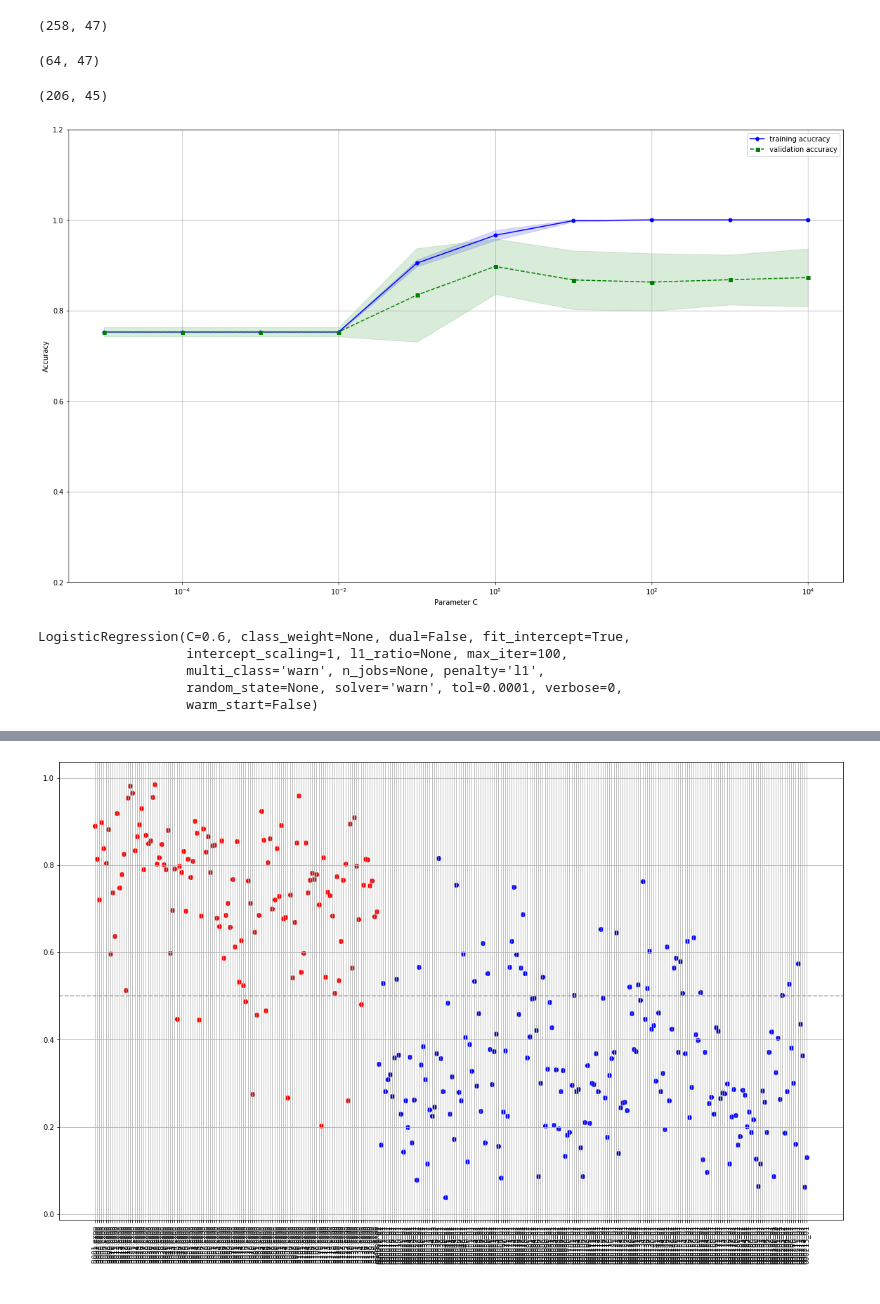
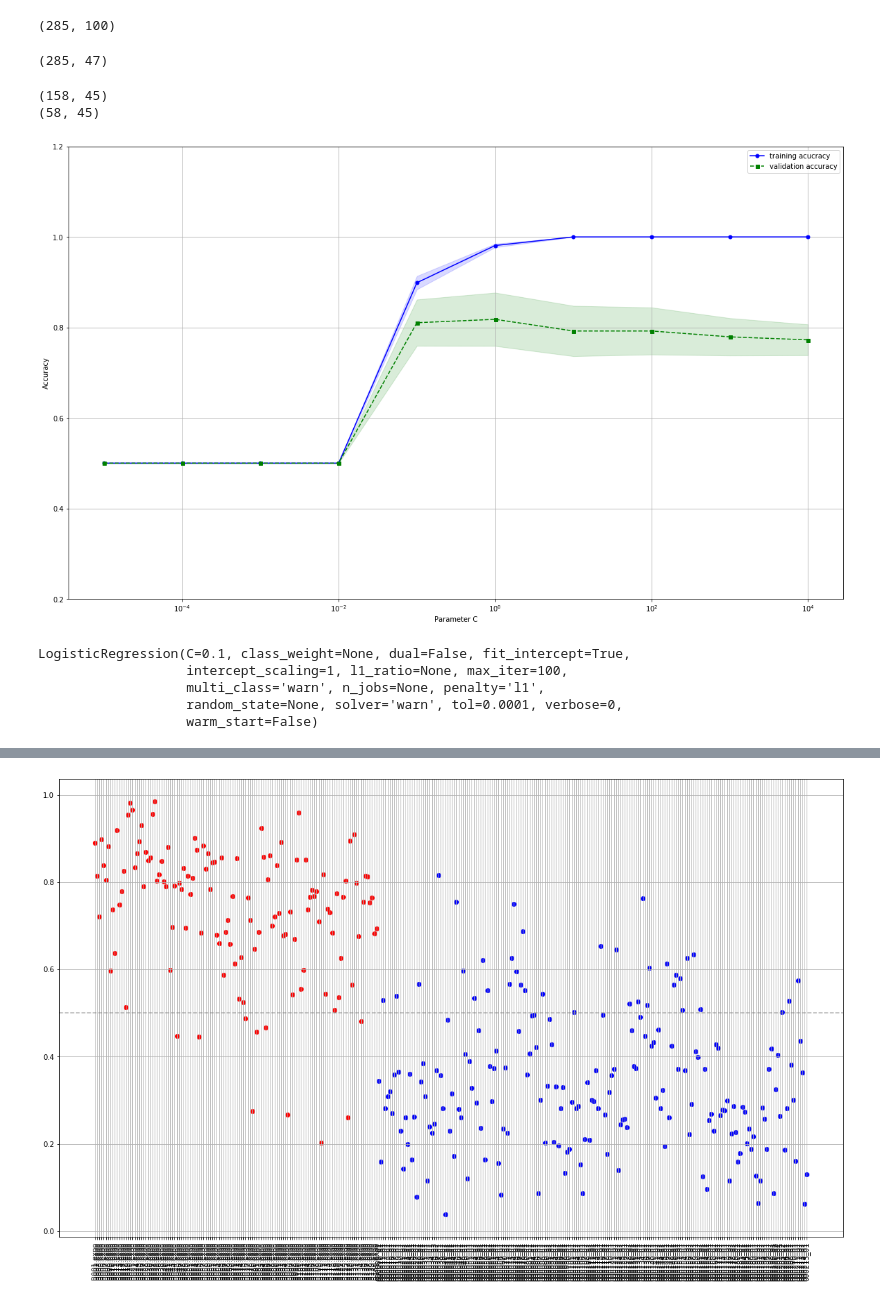
Before and after one commit to PyDarren/PLT_back, a Jupyter notebook: lung_cancer_classifier/logistic_elasticnet_model.ipynb, the cells around one changed output, grey strips where cells are left out. Drawn from its saved outputs; the diff is of its cells as text; code cells hidden in the pictures.

```diff
--- a/lung_cancer_classifier/logistic_elasticnet_model.ipynb
+++ b/lung_cancer_classifier/logistic_elasticnet_model.ipynb
@@ -81,80 +82,76 @@ def final_model(df):
     print('总体准确率为%s' % ((pre_0_right + pre_1_right) / predict_df.shape[0]))
     print('混淆矩阵为%s' % [pre_0_right, pre_0_wrong, pre_1_right, pre_1_wrong])
     return predict_df
+# %%
+path = 'C:/Users/pc/OneDrive/PLTTECH/Project/02_Disease_early_screening/lung_cancer/'
+df_name = 'subsets_all'
+df = pd.read_excel(path + 'rawdata/' + df_name + '.xlsx')
+df.shape
+# %% [output]
+(285, 100)
 # %%
-path = 'C:/Users/pc/OneDrive/PLTTECH/Project/20191205_lung_cancer/'
-# path = '/Users/chenda/OneDrive/PLTTECH/Project/20191205_lung_cancer/'
-# df_name = 'raw_data'
-df_name = 'data_all'
-df = pd.read_excel(path + 'rawdata/' + df_name + '.xlsx')
 df['id'] = df['id'].apply(lambda x:str(x))
-pnasSubsetsIndex = [0,3,4,5,11,12,19,20,23,25,26,29,33,39,42,43,49,50,51,52,58,60,62,64,66,67,68,69,70,71,76,77,78,79,81,82,89,90,91,92,95,96,98,99,101,102,103]
+pnasSubsetsIndex = [0,1,2,8,9,15,16,20,22,23,30,35,39,45,46,47,48,51,53,54,57,61,62,63,64,65,66,
+                    67,70,71,72,74,76,77,82,83,84,85,86,89,90,91,93,94,96,97,99]
 df = df.iloc[:, pnasSubsetsIndex]
 df.iloc[:, 1:-1] = df.iloc[:, 1:-1].multiply(100)
 stdsc = StandardScaler()
 df.iloc[:, 1:-1] = pd.DataFrame(stdsc.fit_transform(df.iloc[:, 1:-1].values), columns=df.columns[1:-1])
 df.shape
 # %% [output]
-(258, 47)
+(285, 47)
-# %%
-df[df['class']==1].shape
-# %% [output]
-(64, 47)
 # %%
 ## 划分训练集和测试集
 train_df, test_df = split_func(df)
-# train_df = balance_train(train_df, more_label=0, less_label=1)
+train_df = balance_train(train_df, more_label=0, less_label=1)
 X_train = train_df.iloc[:, 1:-1].values
 y_train = train_df['class'].values.astype('int')
 X_test = test_df.iloc[:, 1:-1].values
 y_test = test_df['class'].values.astype('int')
-# df_balance = balance_train(df, more_label=0, less_label=1)
-# X_train = df_balance.iloc[:, 1:-1].values
-# y_train = df_balance['class'].values.astype('int')
 print(X_train.shape)
-# print(X_test.shape)
-
+print(X_test.shape)
 
 
 # 通过验证曲线来确定正则参数
 # clf = LogisticRegression(penalty='elasticnet', solver='saga', l1_ratio=0.6)
 clf = LogisticRegression(penalty='l1', class_weight='balanced')
 # param_range = [0.001, 0.01, 0.1, 1.0, 10.0, 100.0]
 param_range = [10**i for i in range(-5, 5)]
 train_scores, test_scores = validation_curve(estimator=clf, X=X_train,
                                              y=y_train,
                                              param_name='C',
                                              param_range=param_range,
-                                             cv=10)
+                                             cv=5)
 train_mean = np.mean(train_scores, axis=1)
 train_std = np.std(train_scores, axis=1)
 test_mean = np.mean(test_scores, axis=1)
 test_std = np.std(test_scores, axis=1)
 plt.figure(figsize=(20,12))
 plt.plot(param_range, train_mean, color='blue', marker='o',
          markersize=5, label='training acucracy')
 plt.fill_between(param_range, train_mean+train_std, train_mean-train_std,
                  alpha=0.15, color='blue')
 plt.plot(param_range, test_mean, color='green', linestyle='--',
          marker='s', markersize=5, label='validation accuracy')
 plt.fill_between(param_range, test_mean+test_std, test_mean-test_std,
                  alpha=0.15, color='green')
 plt.grid()
 plt.xscale('log')
 plt.legend(loc='best')
 plt.xlabel('Parameter C')
 plt.ylabel('Accuracy')
 plt.ylim([0.2, 1.2])
 plt.show()                # 图形观察出最优正则参数在0.1附近
 # %% [output]
-(206, 45)
+(158, 45)
+(58, 45)
-[figure, old version]
+[figure, new version]
 # %%
 # lr = LogisticRegression(penalty='elasticnet', solver='saga', l1_ratio=0.2, C=0.01)
-lr = LogisticRegression(penalty='l1', C=0.6)
+lr = LogisticRegression(penalty='l1', C=0.1)
 lr.fit(X_train, y_train)
 # %% [output]
-LogisticRegression(C=0.6, class_weight=None, dual=False, fit_intercept=True,
+LogisticRegression(C=0.1, class_weight=None, dual=False, fit_intercept=True,
                    intercept_scaling=1, l1_ratio=None, max_iter=100,
                    multi_class='warn', n_jobs=None, penalty='l1',
                    random_state=None, solver='warn', tol=0.0001, verbose=0,
```
Also changed, not shown: parts of 7 cells of this notebook, 2 other files.
